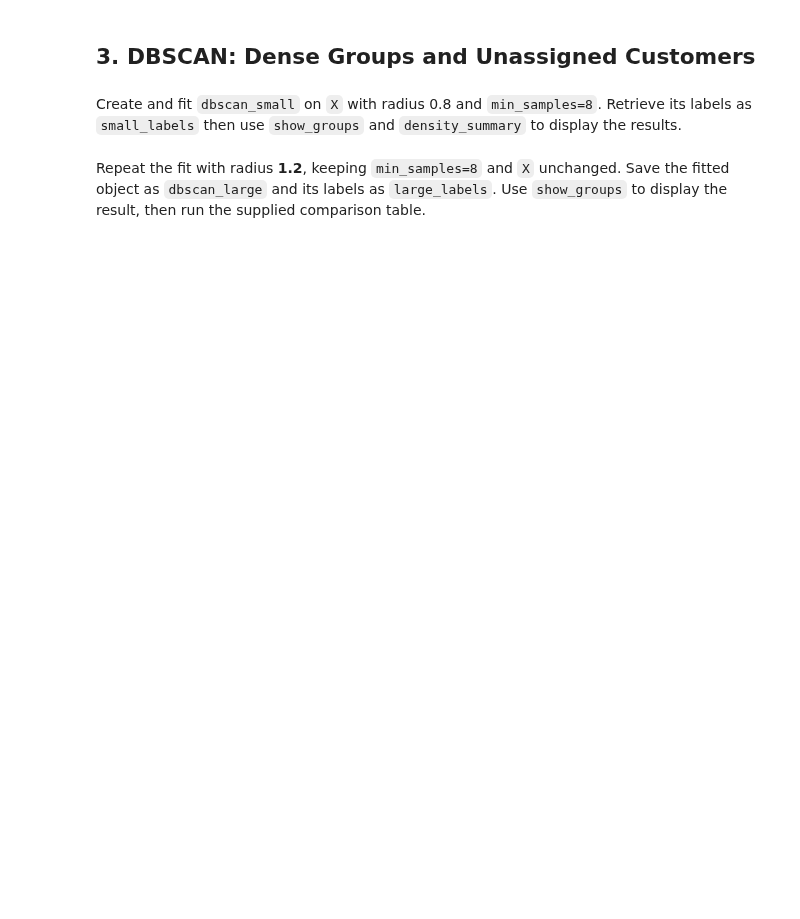
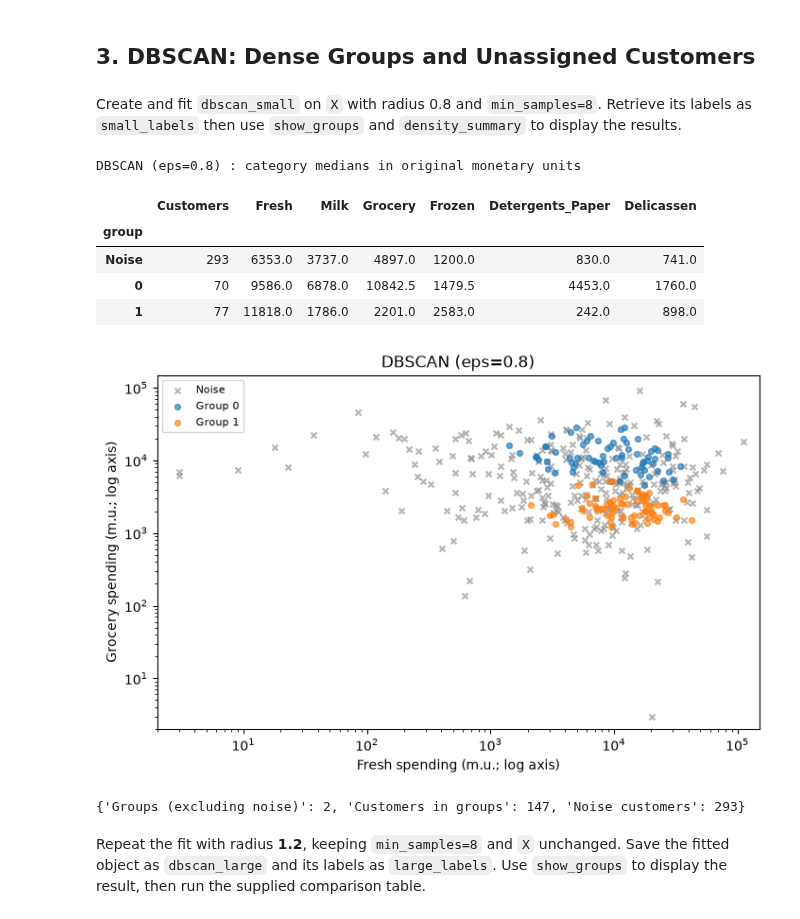
Before and after one commit to jae0029/Data-Mining, a Jupyter notebook: HW/hw3b-clustering-wholesale-customers.ipynb, the cells around one changed output. Cells and saved outputs as stored; diff of their text form; code cells hidden in the pictures; blank space fills up the shorter version.

```diff
--- a/HW/hw3b-clustering-wholesale-customers.ipynb
+++ b/HW/hw3b-clustering-wholesale-customers.ipynb
@@ -177,12 +251,30 @@ else:
 # %% [markdown]
 Create and fit `dbscan_small` on `X` with radius 0.8 and `min_samples=8`. Retrieve its labels as `small_labels` then use `show_groups` and `density_summary` to display the results.
 # %%
-dbscan_small = None
-small_labels = None
 # Fit DBSCAN at radius 0.8, retrieve labels, and display the result.
-if small_labels is not None:
-    pass
+
     # Summarize the radius-0.8 assignments.
+
+dbscan_small = DBSCAN(
+    eps=0.8,
+    min_samples=8
+)
+
+dbscan_small.fit(X)
+small_labels = dbscan_small.labels_
+
+show_groups(small_labels, "DBSCAN (eps=0.8)")
+
+print(density_summary(small_labels))
+# %% [output]
+DBSCAN (eps=0.8) : category medians in original monetary units
+|  | Customers | Fresh | Milk | Grocery | Frozen | Detergents_Paper | Delicassen |
+| group |  |  |  |  |  |  |  |
+| Noise | 293 | 6353.0 | 3737.0 | 4897.0 | 1200.0 | 830.0 | 741.0 |
+| 0 | 70 | 9586.0 | 6878.0 | 10842.5 | 1479.5 | 4453.0 | 1760.0 |
+| 1 | 77 | 11818.0 | 1786.0 | 2201.0 | 2583.0 | 242.0 | 898.0 |
+[figure, added]
+{'Groups (excluding noise)': 2, 'Customers in groups': 147, 'Noise customers': 293}
 # %% [markdown]
 Repeat the fit with radius **1.2**, keeping `min_samples=8` and `X` unchanged. Save the fitted object as `dbscan_large` and its labels as `large_labels`. Use `show_groups` to display the result, then run the supplied comparison table.
 # %%
```
Also changed, not shown: parts of 21 cells of this notebook.
